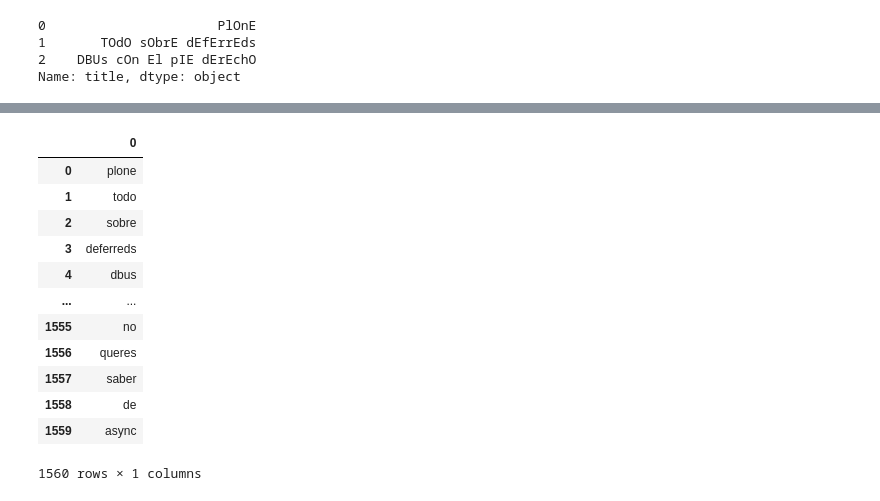
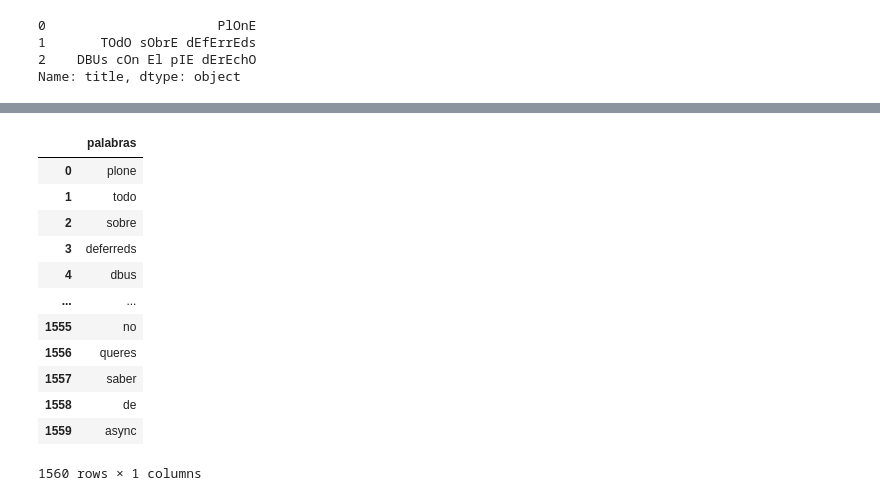
Before and after one commit to akielbowicz/previa-pyconar-2020, a Jupyter notebook: notebooks/02_analisis_de_datos.ipynb, the cells around one changed output, grey strips where cells are left out. Cells and saved outputs as stored; diff of their text form; code cells hidden in the pictures.

```diff
--- a/notebooks/02_analisis_de_datos.ipynb
+++ b/notebooks/02_analisis_de_datos.ipynb
@@ -165,9 +165,9 @@ set(''.join( x for x in df.title.str.lower() ) )
 # %%
 (titulos.str.split(' ',expand=True)
         .stack().reset_index(drop=True)
-        .to_frame())
+        .to_frame(name='palabras'))
 # %% [output]
-|  | 0 |
+|  | palabras |
 | 0 | plone |
 | 1 | todo |
 | 2 | sobre |
```
Also changed, not shown: parts of 4 cells of this notebook.
